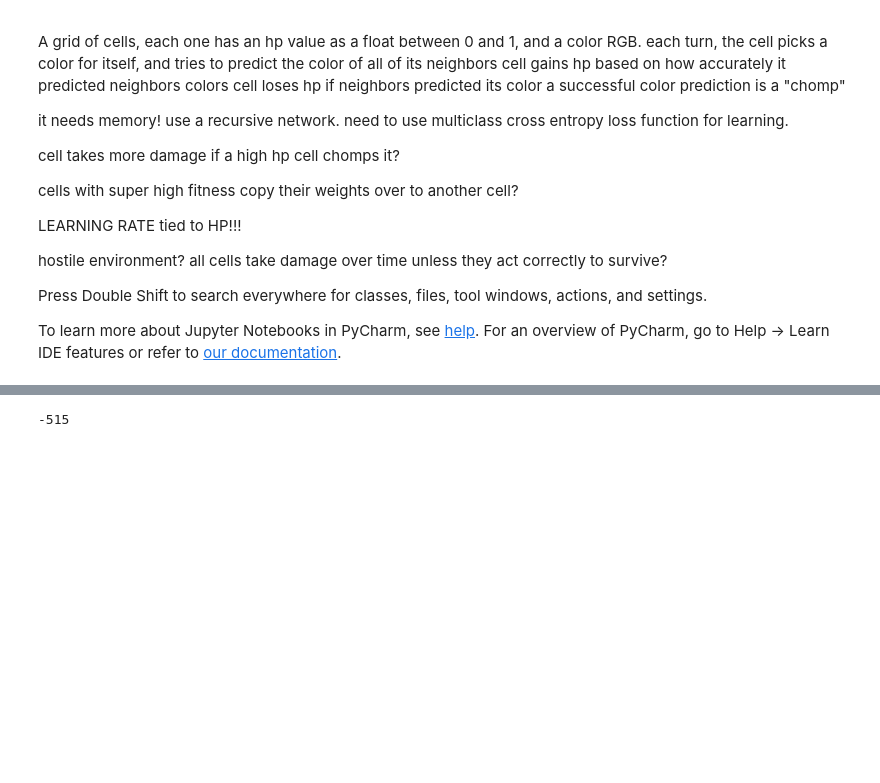
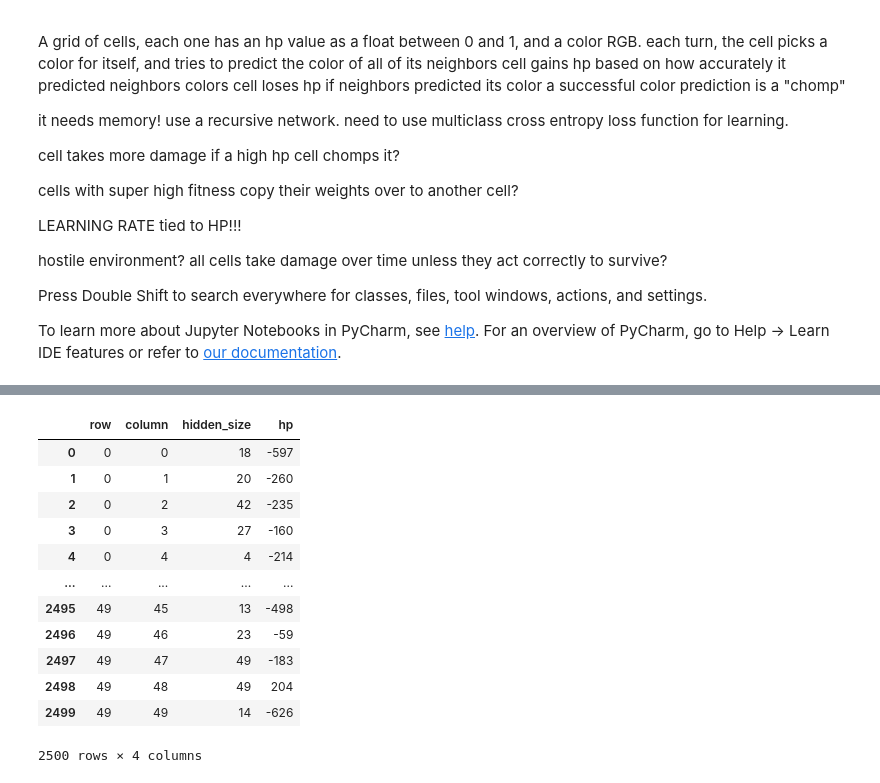
Before and after one commit to Petroleum-Blownapart/nn_game_of_life, a Jupyter notebook: oct24version.ipynb, the cells around one changed output, grey strips where cells are left out. Cells and saved outputs as stored; diff of their text form; code cells hidden in the pictures; blank space fills up the shorter version.

```diff
--- a/oct24version.ipynb
+++ b/oct24version.ipynb
@@ -261,4 +262,0 @@ Clipping input data to the valid range for imshow with RGB data ([0..1] for floa
-# %%
-first_board.cells[3][1].hp
-# %% [output]
--515
@@ -264,0 +278,16 @@ first_board.cells[3][1].hp
+# %%
+result_data
+# %% [output]
+|  | row | column | hidden_size | hp |
+| 0 | 0 | 0 | 18 | -597 |
+| 1 | 0 | 1 | 20 | -260 |
+| 2 | 0 | 2 | 42 | -235 |
+| 3 | 0 | 3 | 27 | -160 |
+| 4 | 0 | 4 | 4 | -214 |
+| ... | ... | ... | ... | ... |
+| 2495 | 49 | 45 | 13 | -498 |
+| 2496 | 49 | 46 | 23 | -59 |
+| 2497 | 49 | 47 | 49 | -183 |
+| 2498 | 49 | 48 | 49 | 204 |
+| 2499 | 49 | 49 | 14 | -626 |
+2500 rows × 4 columns
```
Also changed, not shown: parts of 13 cells of this notebook, 2 other files.
